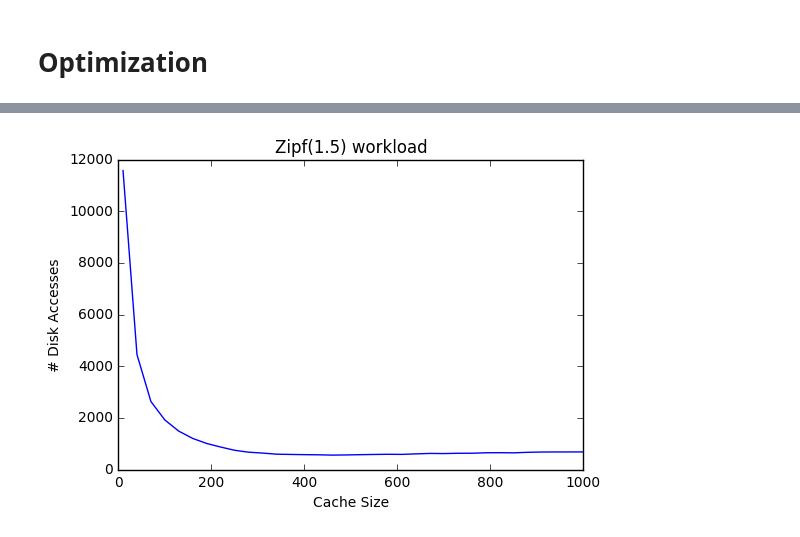
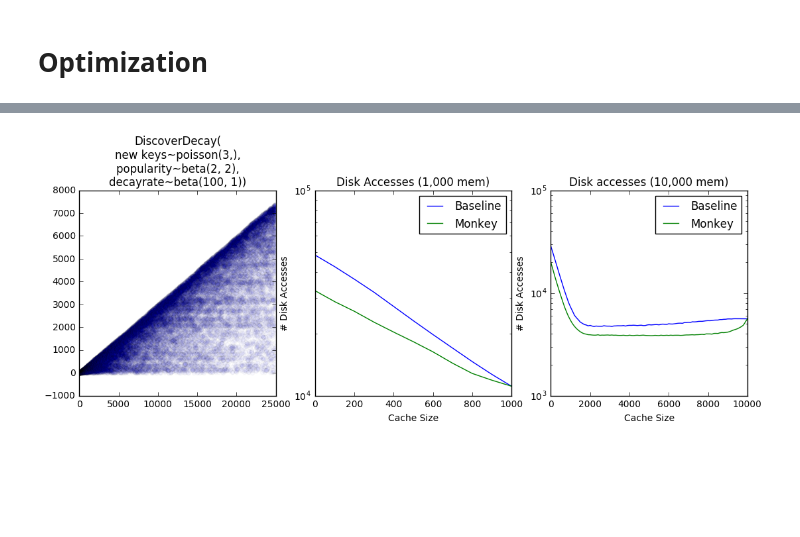
Before and after one commit to asross/cs265, a Jupyter notebook: simulations/lsoptimizer.ipynb, the cells around one changed output, grey strips where cells are left out. Saved outputs shown, nothing was run; the diff lists cells and outputs as text; code cells hidden in the pictures; blank space fills up the shorter version.

```diff
--- a/simulations/lsoptimizer.ipynb
+++ b/simulations/lsoptimizer.ipynb
@@ -37,0 +75,30 @@ trees3 = optimize(timedecs[0], 10000)
+# %%
+plt.figure(figsize=(13,4))
+
+plt.subplot(131)
+plt.title(timedecs[0].__str__())
+q = timedecs[0].queries
+plt.scatter(range(len(q)), q, alpha=0.025)
+plt.xlim(0, len(q))
+
+plt.subplot(133)
+plt.title('Disk accesses (10,000 mem)')
+plt.plot([t.cache.size for t in baseline_dec_trees], [t.disk_accesses for t in baseline_dec_trees], label='Baseline')
+plt.plot([t.cache.size for t in monkey_dec_trees], [t.disk_accesses for t in monkey_dec_trees], label='Monkey')
+plt.legend()
+plt.xlabel('Cache Size')
+plt.ylabel('# Disk Accesses')
+plt.yscale('log')
+
+plt.subplot(132)
+plt.title('Disk Accesses (1,000 mem)')
+plt.plot([t.cache.size for t in baseline_dec_trees2], [t.disk_accesses for t in baseline_dec_trees2], label='Baseline')
+plt.plot([t.cache.size for t in monkey_dec_trees2], [t.disk_accesses for t in monkey_dec_trees2], label='Monkey')
+plt.legend()
+plt.xlabel('Cache Size')
+plt.ylabel('# Disk Accesses')
+plt.yscale('log')
+
+plt.show()
+# %% [output]
+[figure, added]
@@ -42,8 +110,0 @@ trees5 = optimize(timedecs[-1], 2000)
-# %%
-plt.title('Zipf(1.5) workload')
-plt.plot([t.cache.size for t in trees], [t.disk_accesses() for t in trees])
-plt.xlabel('Cache Size')
-plt.ylabel('# Disk Accesses')
-plt.show()
-# %% [output]
-[figure, removed]
```
Also changed, not shown: parts of 20 cells of this notebook, 3 other files.
